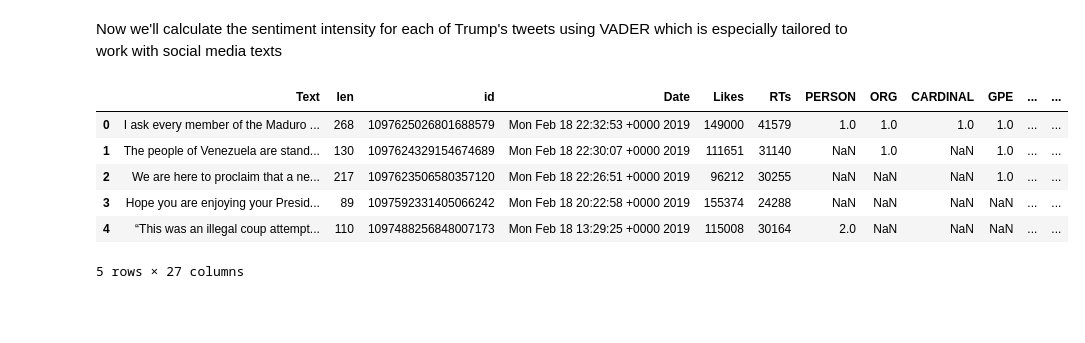
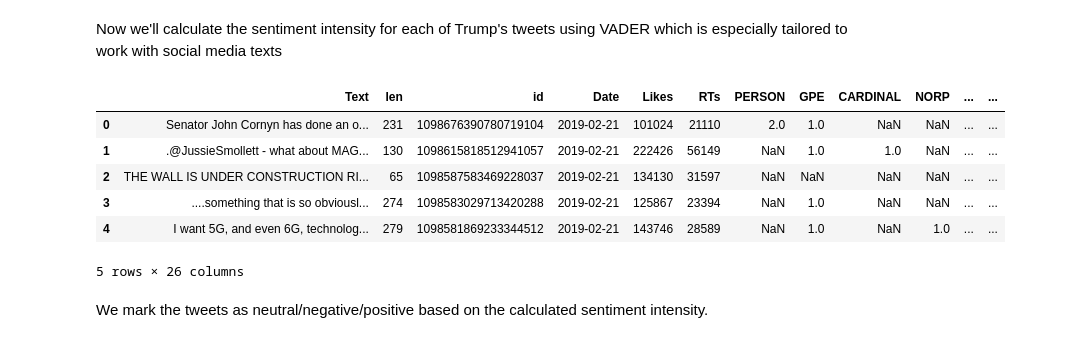
Before and after one commit to andrei-andrianov/trump-sentiment-analysis, a Jupyter notebook: Trump Sentiment Analysis.ipynb, the cells around one changed output. Saved outputs shown, nothing was run; the diff lists cells and outputs as text; code cells hidden in the pictures; blank space fills up the shorter version.

```diff
--- a/Trump Sentiment Analysis.ipynb
+++ b/Trump Sentiment Analysis.ipynb
@@ -28,7 +32,7 @@ name = 'realDonaldTrump'
 
 # dates range to collect tweets
 start_date = datetime.datetime(2018, 12, 18, 0, 0, 0)
-end_date = datetime.datetime(2019, 2, 19, 0, 0, 0)
+end_date = datetime.datetime(2019, 2, 22, 0, 0, 0)
 
 consumer_key = '5NTdgEYyu0ikbduFxjPJconG0'
 consumer_secret = 'RhoB2yyWl8L6mS3EmSEzCoMGlPsMX1z3XKQ0j2MXAagHwzU6yU'
@@ -130,7 +134,7 @@ Now let's add interesting attributes to the dataframe
 # %%
 df['len'] = np.array([len(tweet['full_text']) for tweet in tweets])
 df['id'] = np.array([tweet['id'] for tweet in tweets])
-df['Date'] = np.array([tweet['created_at'] for tweet in tweets])
+df['Date'] = pd.DatetimeIndex(pd.to_datetime([tweet['created_at'] for tweet in tweets])).normalize()
 df['Likes'] = np.array([tweet['favorite_count'] for tweet in tweets])
 df['RTs'] = np.array([tweet['retweet_count'] for tweet in tweets])
 df.head()
@@ -165,5 +169,6 @@ text_processed = df['Text'].apply(lambda s: pre.clean(s))
 text_processed = text_processed.apply(lambda s: re.sub(r'[^A-Za-z0-9 ]', '', s))
 
 # removing stop words
-text_processed = text_processed.apply(lambda s: ' '.join(word for word in s.split() if word not in stop_words))
+text_processed = text_processed.apply(
+    lambda s: ' '.join(word for word in s.split() if word not in stop_words))
 # %%
@@ -256,20 +271,17 @@ Now we'll calculate the sentiment intensity for each of Trump's tweets using VAD
 # %%
 analyzer = SentimentIntensityAnalyzer()
 
 sentiment_intensity = df['Text'].apply(lambda s: analyzer.polarity_scores(s))
 sentiment_intensity = sentiment_intensity.apply(pd.Series)
 df = pd.concat([df, sentiment_intensity], axis=1)
-
-df.loc[df.neu > .5, 'Sentiment'] = 'neutral'
-df.loc[df.neg > .5, 'Sentiment'] = 'negative'
-df.loc[df.pos > .5, 'Sentiment'] = 'positive'
-
 df.head()
 # %% [output]
-|  | Text | len | id | Date | Likes | RTs | PERSON | ORG | CARDINAL | GPE | ... | ... |
-| 0 | I ask every member of the Maduro ... | 268 | 1097625026801688579 | Mon Feb 18 22:32:53 +0000 2019 | 149000 | 41579 | 1.0 | 1.0 | 1.0 | 1.0 | ... | ... |
-| 1 | The people of Venezuela are stand... | 130 | 1097624329154674689 | Mon Feb 18 22:30:07 +0000 2019 | 111651 | 31140 | NaN | 1.0 | NaN | 1.0 | ... | ... |
-| 2 | We are here to proclaim that a ne... | 217 | 1097623506580357120 | Mon Feb 18 22:26:51 +0000 2019 | 96212 | 30255 | NaN | NaN | NaN | 1.0 | ... | ... |
-| 3 | Hope you are enjoying your Presid... | 89 | 1097592331405066242 | Mon Feb 18 20:22:58 +0000 2019 | 155374 | 24288 | NaN | NaN | NaN | NaN | ... | ... |
-| 4 | “This was an illegal coup attempt... | 110 | 1097488256848007173 | Mon Feb 18 13:29:25 +0000 2019 | 115008 | 30164 | 2.0 | NaN | NaN | NaN | ... | ... |
+|  | Text | len | id | Date | Likes | RTs | PERSON | GPE | CARDINAL | NORP | ... | ... |
+| 0 | Senator John Cornyn has done an o... | 231 | 1098676390780719104 | 2019-02-21 | 101024 | 21110 | 2.0 | 1.0 | NaN | NaN | ... | ... |
+| 1 | .@JussieSmollett - what about MAG... | 130 | 1098615818512941057 | 2019-02-21 | 222426 | 56149 | NaN | 1.0 | 1.0 | NaN | ... | ... |
+| 2 | THE WALL IS UNDER CONSTRUCTION RI... | 65 | 1098587583469228037 | 2019-02-21 | 134130 | 31597 | NaN | NaN | NaN | NaN | ... | ... |
+| 3 | ....something that is so obviousl... | 274 | 1098583029713420288 | 2019-02-21 | 125867 | 23394 | NaN | 1.0 | NaN | NaN | ... | ... |
+| 4 | I want 5G, and even 6G, technolog... | 279 | 1098581869233344512 | 2019-02-21 | 143746 | 28589 | NaN | 1.0 | NaN | 1.0 | ... | ... |
-5 rows × 27 columns
+5 rows × 26 columns
+# %% [markdown]
+We mark the tweets as neutral/negative/positive based on the calculated sentiment intensity.
```
Also changed, not shown: parts of 30 cells of this notebook, 3 other files.
